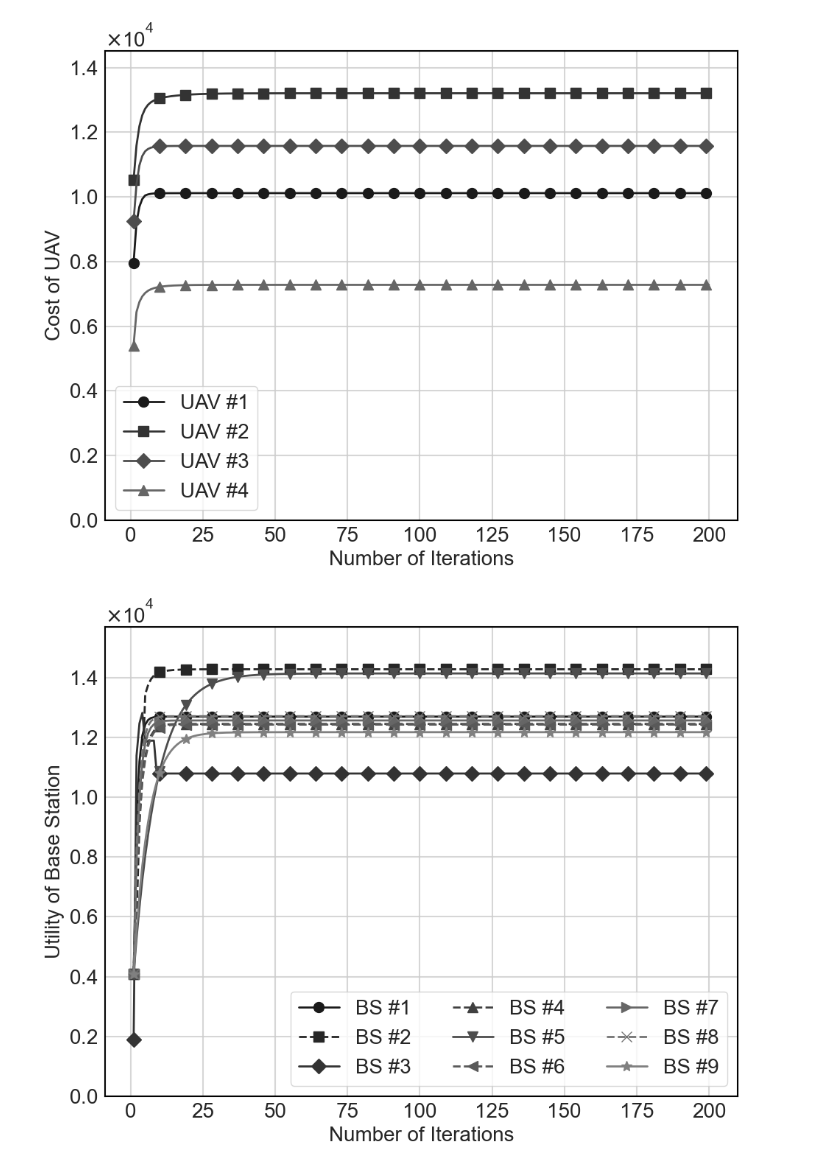
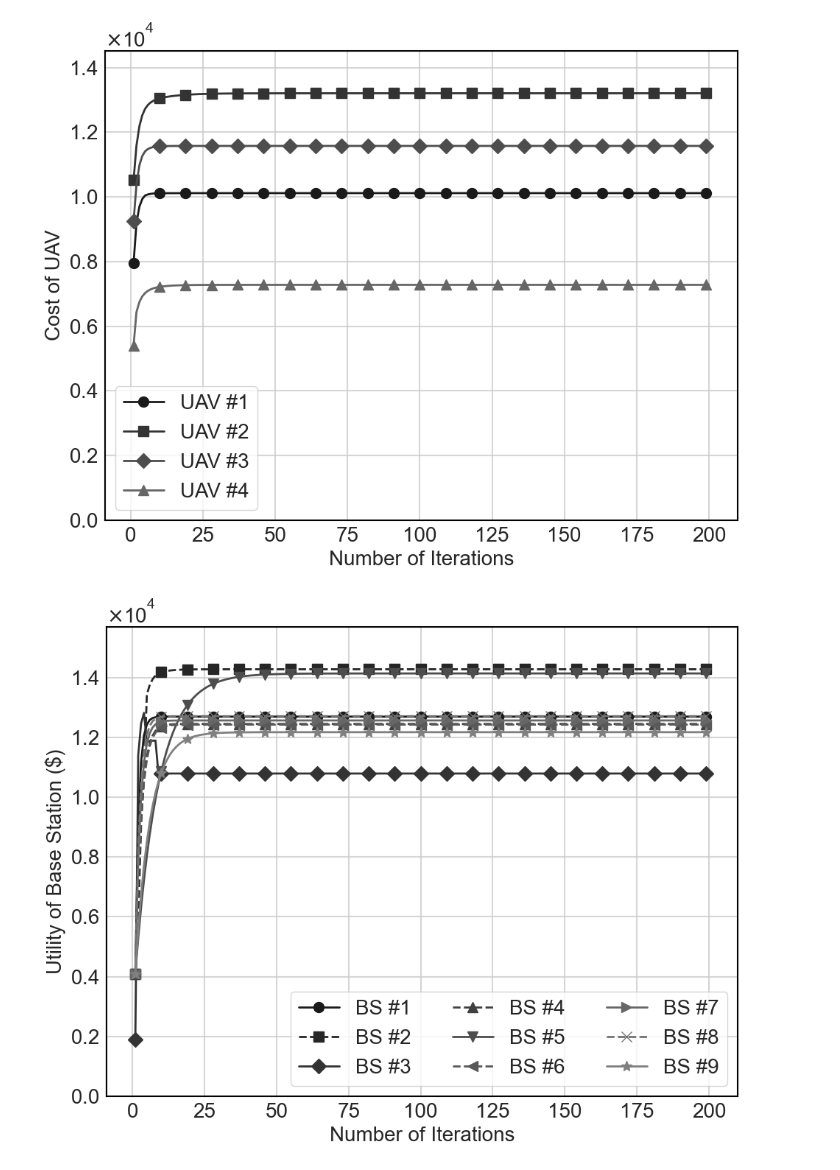
Before and after one commit to withhaotian/power-line-uav-sim, a Jupyter notebook: experiments/convergence/draw.ipynb, the cells around one changed output. Cells and saved outputs as stored; diff of their text form; code cells hidden in the pictures.

```diff
--- a/experiments/convergence/draw.ipynb
+++ b/experiments/convergence/draw.ipynb
@@ -96,32 +96,32 @@ for i, drone in enumerate(base_stations):
              markevery=9,
              markersize=marker_size)
 
 # Customize axes and labels
 plt.xlabel('Number of Iterations')
-plt.ylabel('Utility of Base Station')
+plt.ylabel('Utility of Base Station ($)')
 # plt.xlim(0, len(data))
 plt.ylim(0, data[base_stations].max().max()*1.1)
 
 # Improve grid and frame
 plt.grid(True, linestyle='-', alpha=0.8, linewidth=1.5)
 # Add legend
 plt.legend(ncol=3)
 
 # Set black border for all axes spines
 ax = plt.gca()
 for spine in ax.spines.values():
     spine.set_edgecolor('black')
     spine.set_linewidth(1.5)
 
 # Set y-axis to scientific notation with 1eX format
 formatter = ScalarFormatter(useMathText=True)
 formatter.set_scientific(True)
 formatter.set_powerlimits((0, 0))
 ax.yaxis.set_major_formatter(formatter)
 
 # Adjust layout and save
 plt.tight_layout()
 plt.savefig('base_station_utilities_convergence.pdf', dpi=300)
 plt.show()
 # %% [output]
-[figure, old version]
+[figure, new version]
```
Also changed, not shown: 12 other files.
